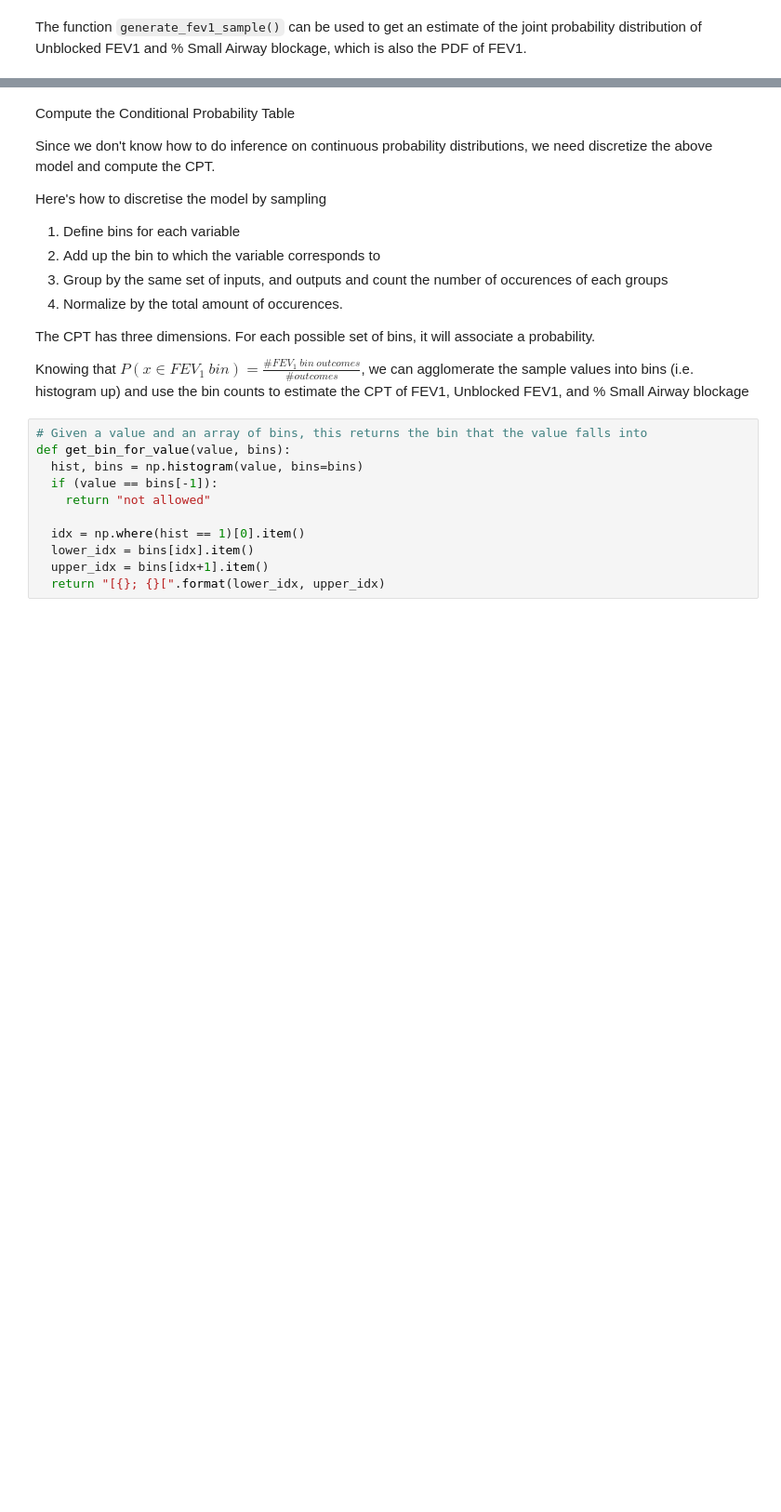
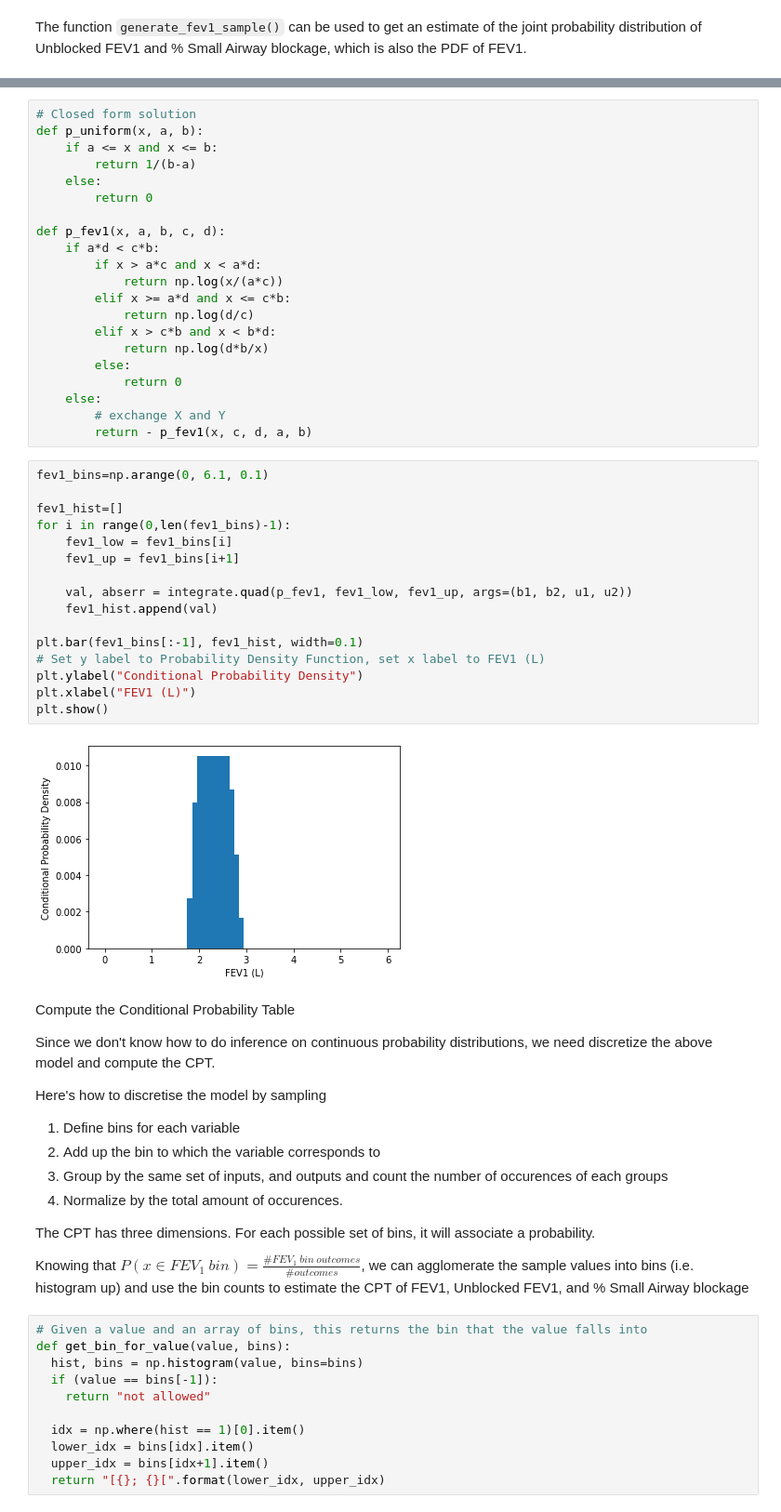
Before and after one commit to tristantreb/phd, a Jupyter notebook: src/milestone_model/compute_CPTs.ipynb, the cells around one changed output, grey strips where cells are left out. Shown at 93% size. Saved outputs shown, nothing was run; the diff lists cells and outputs as text; blank space fills up the shorter version.

Commit message:
Add closed from solution (vive Maxo!)

```diff
--- a/src/milestone_model/compute_CPTs.ipynb
+++ b/src/milestone_model/compute_CPTs.ipynb
@@ -71,3 +72,42 @@ plt.show()
+# %%
+# Closed form solution
+def p_uniform(x, a, b):
+    if a <= x and x <= b:
+        return 1/(b-a)
+    else:
+        return 0
+
+def p_fev1(x, a, b, c, d):
+    if a*d < c*b:
+        if x > a*c and x < a*d:
+            return np.log(x/(a*c))
+        elif x >= a*d and x <= c*b:
+            return np.log(d/c)
+        elif x > c*b and x < b*d:
+            return np.log(d*b/x)
+        else:
+            return 0
+    else:
+        # exchange X and Y
+        return - p_fev1(x, c, d, a, b)
+# %%
+fev1_bins=np.arange(0, 6.1, 0.1)
+
+fev1_hist=[]
+for i in range(0,len(fev1_bins)-1):
+    fev1_low = fev1_bins[i]
+    fev1_up = fev1_bins[i+1]
+
+    val, abserr = integrate.quad(p_fev1, fev1_low, fev1_up, args=(b1, b2, u1, u2))
+    fev1_hist.append(val)
+
+plt.bar(fev1_bins[:-1], fev1_hist, width=0.1)
+# Set y label to Probability Density Function, set x label to FEV1 (L)
+plt.ylabel("Conditional Probability Density")
+plt.xlabel("FEV1 (L)")
+plt.show()
+# %% [output]
+[figure, added]
 # %% [markdown]
 Compute the Conditional Probability Table
 
```
Also changed, not shown: parts of 8 cells of this notebook, 3 other files.
